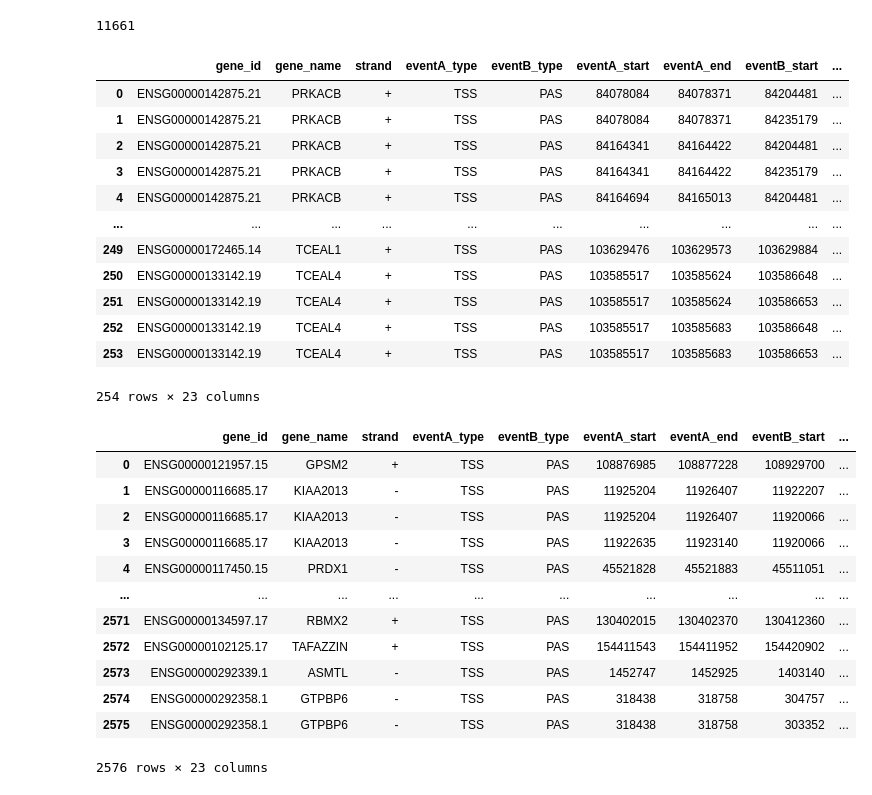
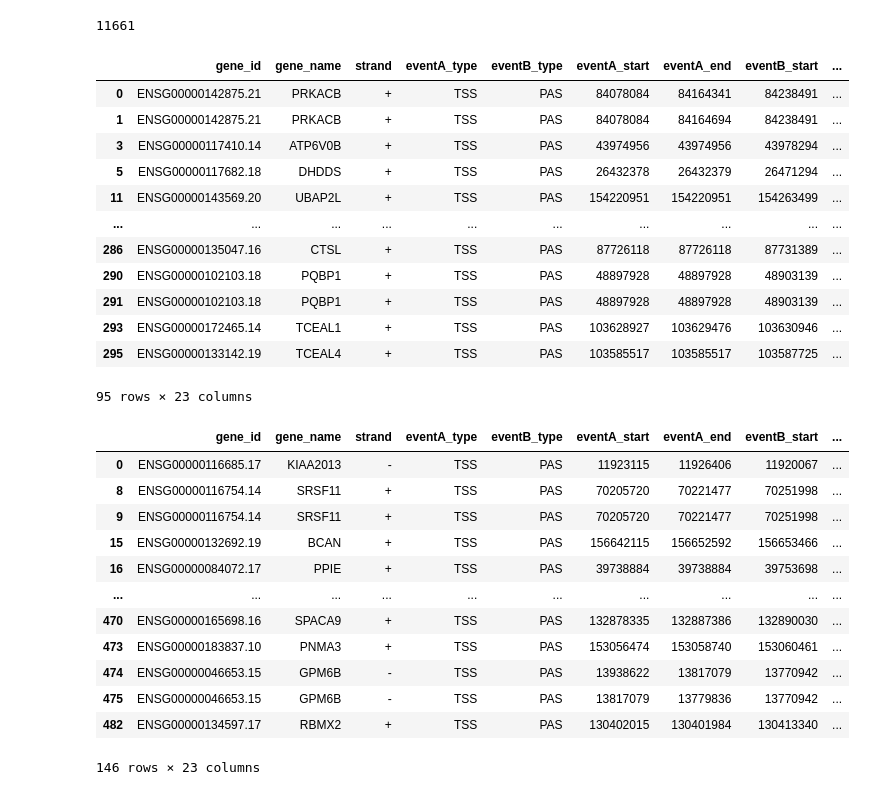
Before and after one commit to IceFreez3r/master-thesis, a Jupyter notebook: notebooks/IsoTools_coordination.ipynb, the cells around one changed output. Cells and saved outputs as stored; diff of their text form; code cells hidden in the pictures.

```diff
--- a/notebooks/IsoTools_coordination.ipynb
+++ b/notebooks/IsoTools_coordination.ipynb
@@ -66,41 +68,43 @@ count
 # %%
 coordination_results = isoseq.coordination_test(
     event_type=["TSS", "PAS"],
-    min_total=50,
-    min_alt_fraction=.05,
+    min_total=10,
+    min_alt_fraction=.01,
     transcript_filter="SQANTI_SUPPORT",
 )
-coordination_results
+coordination_results_sig = coordination_results[coordination_results["padj"] < 0.05]
+coordination_results_sig
 # %% [output]
 |  | gene_id | gene_name | strand | eventA_type | eventB_type | eventA_start | eventA_end | eventB_start | ... |
-| 0 | ENSG00000142875.21 | PRKACB | + | TSS | PAS | 84078084 | 84078371 | 84204481 | ... |
-| 1 | ENSG00000142875.21 | PRKACB | + | TSS | PAS | 84078084 | 84078371 | 84235179 | ... |
-| 2 | ENSG00000142875.21 | PRKACB | + | TSS | PAS | 84164341 | 84164422 | 84204481 | ... |
-| 3 | ENSG00000142875.21 | PRKACB | + | TSS | PAS | 84164341 | 84164422 | 84235179 | ... |
-| 4 | ENSG00000142875.21 | PRKACB | + | TSS | PAS | 84164694 | 84165013 | 84204481 | ... |
+| 0 | ENSG00000142875.21 | PRKACB | + | TSS | PAS | 84078084 | 84164341 | 84238491 | ... |
+| 1 | ENSG00000142875.21 | PRKACB | + | TSS | PAS | 84078084 | 84164694 | 84238491 | ... |
+| 3 | ENSG00000117410.14 | ATP6V0B | + | TSS | PAS | 43974956 | 43974956 | 43978294 | ... |
+| 5 | ENSG00000117682.18 | DHDDS | + | TSS | PAS | 26432378 | 26432379 | 26471294 | ... |
+| 11 | ENSG00000143569.20 | UBAP2L | + | TSS | PAS | 154220951 | 154220951 | 154263499 | ... |
 | ... | ... | ... | ... | ... | ... | ... | ... | ... | ... |
-| 249 | ENSG00000172465.14 | TCEAL1 | + | TSS | PAS | 103629476 | 103629573 | 103629884 | ... |
-| 250 | ENSG00000133142.19 | TCEAL4 | + | TSS | PAS | 103585517 | 103585624 | 103586648 | ... |
-| 251 | ENSG00000133142.19 | TCEAL4 | + | TSS | PAS | 103585517 | 103585624 | 103586653 | ... |
-| 252 | ENSG00000133142.19 | TCEAL4 | + | TSS | PAS | 103585517 | 103585683 | 103586648 | ... |
-| 253 | ENSG00000133142.19 | TCEAL4 | + | TSS | PAS | 103585517 | 103585683 | 103586653 | ... |
+| 286 | ENSG00000135047.16 | CTSL | + | TSS | PAS | 87726118 | 87726118 | 87731389 | ... |
+| 290 | ENSG00000102103.18 | PQBP1 | + | TSS | PAS | 48897928 | 48897928 | 48903139 | ... |
+| 291 | ENSG00000102103.18 | PQBP1 | + | TSS | PAS | 48897928 | 48897928 | 48903139 | ... |
+| 293 | ENSG00000172465.14 | TCEAL1 | + | TSS | PAS | 103628927 | 103629476 | 103630946 | ... |
+| 295 | ENSG00000133142.19 | TCEAL4 | + | TSS | PAS | 103585517 | 103585517 | 103587725 | ... |
-254 rows × 23 columns
+95 rows × 23 columns
 # %%
-coordination_results = isoseq.coordination_test(
+coordination_results_unfiltered = isoseq.coordination_test(
     event_type=["TSS", "PAS"],
 )
-coordination_results
+coordination_results_unfiltered_sig = coordination_results_unfiltered[coordination_results_unfiltered["padj"] < 0.05]
+coordination_results_unfiltered_sig
 # %% [output]
 |  | gene_id | gene_name | strand | eventA_type | eventB_type | eventA_start | eventA_end | eventB_start | ... |
-| 0 | ENSG00000121957.15 | GPSM2 | + | TSS | PAS | 108876985 | 108877228 | 108929700 | ... |
-| 1 | ENSG00000116685.17 | KIAA2013 | - | TSS | PAS | 11925204 | 11926407 | 11922207 | ... |
-| 2 | ENSG00000116685.17 | KIAA2013 | - | TSS | PAS | 11925204 | 11926407 | 11920066 | ... |
-| 3 | ENSG00000116685.17 | KIAA2013 | - | TSS | PAS | 11922635 | 11923140 | 11920066 | ... |
-| 4 | ENSG00000117450.15 | PRDX1 | - | TSS | PAS | 45521828 | 45521883 | 45511051 | ... |
+| 0 | ENSG00000116685.17 | KIAA2013 | - | TSS | PAS | 11923115 | 11926406 | 11920067 | ... |
+| 8 | ENSG00000116754.14 | SRSF11 | + | TSS | PAS | 70205720 | 70221477 | 70251998 | ... |
+| 9 | ENSG00000116754.14 | SRSF11 | + | TSS | PAS | 70205720 | 70221477 | 70251998 | ... |
+| 15 | ENSG00000132692.19 | BCAN | + | TSS | PAS | 156642115 | 156652592 | 156653466 | ... |
+| 16 | ENSG00000084072.17 | PPIE | + | TSS | PAS | 39738884 | 39738884 | 39753698 | ... |
 | ... | ... | ... | ... | ... | ... | ... | ... | ... | ... |
-| 2571 | ENSG00000134597.17 | RBMX2 | + | TSS | PAS | 130402015 | 130402370 | 130412360 | ... |
-| 2572 | ENSG00000102125.17 | TAFAZZIN | + | TSS | PAS | 154411543 | 154411952 | 154420902 | ... |
-| 2573 | ENSG00000292339.1 | ASMTL | - | TSS | PAS | 1452747 | 1452925 | 1403140 | ... |
-| 2574 | ENSG00000292358.1 | GTPBP6 | - | TSS | PAS | 318438 | 318758 | 304757 | ... |
-| 2575 | ENSG00000292358.1 | GTPBP6 | - | TSS | PAS | 318438 | 318758 | 303352 | ... |
+| 470 | ENSG00000165698.16 | SPACA9 | + | TSS | PAS | 132878335 | 132887386 | 132890030 | ... |
+| 473 | ENSG00000183837.10 | PNMA3 | + | TSS | PAS | 153056474 | 153058740 | 153060461 | ... |
+| 474 | ENSG00000046653.15 | GPM6B | - | TSS | PAS | 13938622 | 13817079 | 13770942 | ... |
+| 475 | ENSG00000046653.15 | GPM6B | - | TSS | PAS | 13817079 | 13779836 | 13770942 | ... |
+| 482 | ENSG00000134597.17 | RBMX2 | + | TSS | PAS | 130402015 | 130401984 | 130413340 | ... |
-2576 rows × 23 columns
+146 rows × 23 columns
```
Also changed, not shown: parts of 5 cells of this notebook.
